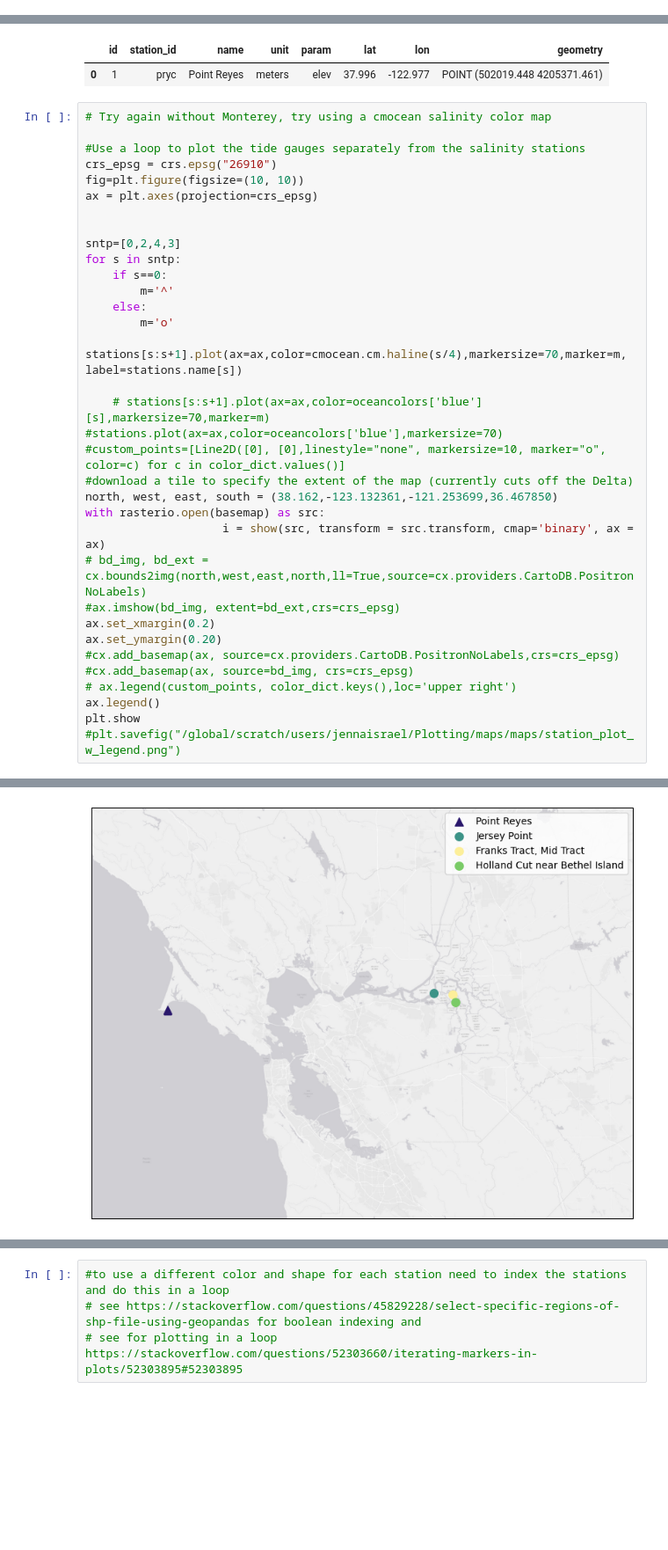
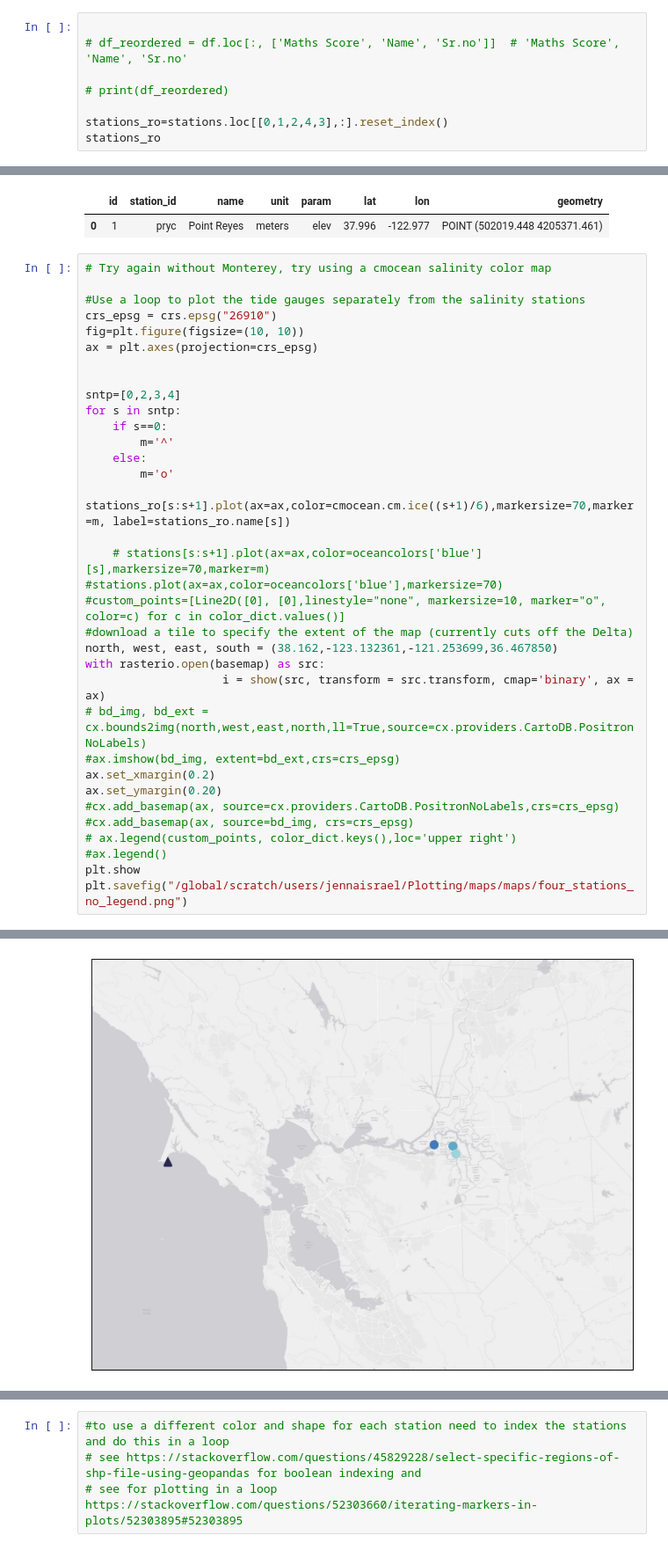
Before and after one commit to jennaisrael/Savio_scratch_back_up, a Jupyter notebook: Plotting/maps/map_salinty_stations.ipynb, the cells around one changed output, grey strips where cells are left out. Shown at 88% size. Cells and saved outputs as stored; diff of their text form; blank space fills up the shorter version.

```diff
--- a/Plotting/maps/map_salinty_stations.ipynb
+++ b/Plotting/maps/map_salinty_stations.ipynb
@@ -79,4 +79,11 @@ lon                                           -121.581944
 geometry      POINT (624476.9143686468 4208582.228921881)
 Name: 3, dtype: object
 # %%
+
+# df_reordered = df.loc[:, ['Maths Score', 'Name', 'Sr.no']]  # 'Maths Score', 'Name', 'Sr.no'
+
+# print(df_reordered)
+
+stations_ro=stations.loc[[0,1,2,4,3],:].reset_index()
+stations_ro
 # %% [output]
@@ -146,13 +145,13 @@ fig=plt.figure(figsize=(10, 10))
 ax = plt.axes(projection=crs_epsg)
 
 
-sntp=[0,2,4,3]
+sntp=[0,2,3,4]
 for s in sntp:
     if s==0:
         m='^'
     else:
         m='o'
-    stations[s:s+1].plot(ax=ax,color=cmocean.cm.haline(s/4),markersize=70,marker=m, label=stations.name[s])
+    stations_ro[s:s+1].plot(ax=ax,color=cmocean.cm.ice((s+1)/6),markersize=70,marker=m, label=stations_ro.name[s])
 
     # stations[s:s+1].plot(ax=ax,color=oceancolors['blue'][s],markersize=70,marker=m)
 #stations.plot(ax=ax,color=oceancolors['blue'],markersize=70)
@@ -168,7 +167,7 @@ ax.set_ymargin(0.20)
 #cx.add_basemap(ax, source=cx.providers.CartoDB.PositronNoLabels,crs=crs_epsg)
 #cx.add_basemap(ax, source=bd_img, crs=crs_epsg)
 # ax.legend(custom_points, color_dict.keys(),loc='upper right')
-ax.legend()
+#ax.legend()
 plt.show
-#plt.savefig("/global/scratch/users/jennaisrael/Plotting/maps/maps/station_plot_w_legend.png")
+plt.savefig("/global/scratch/users/jennaisrael/Plotting/maps/maps/four_stations_no_legend.png")
 # %% [output]
@@ -176 +174 @@ plt.show
-[figure, old version]
+[figure, new version]
```
Also changed, not shown: parts of 4 cells of this notebook, 2 other files.
